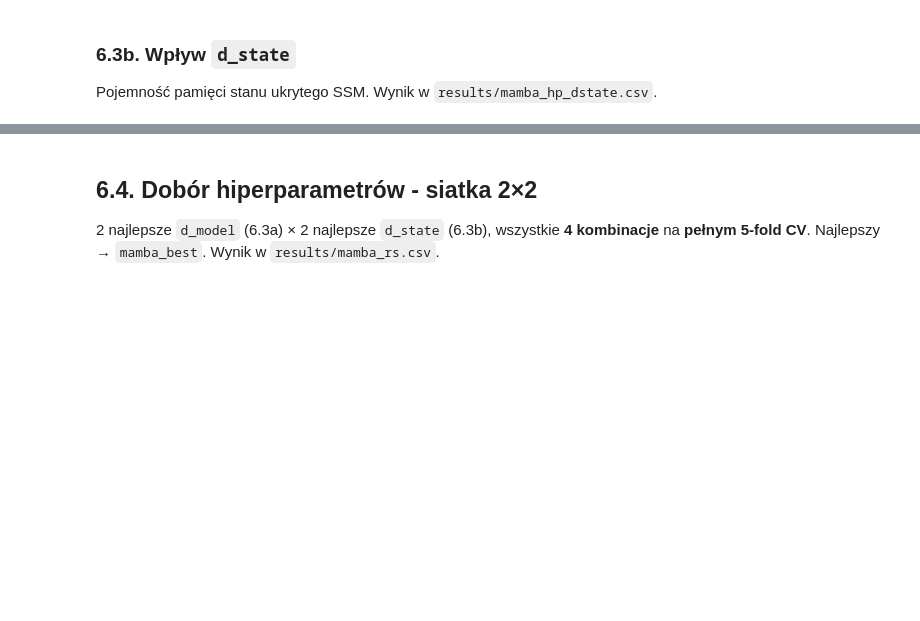
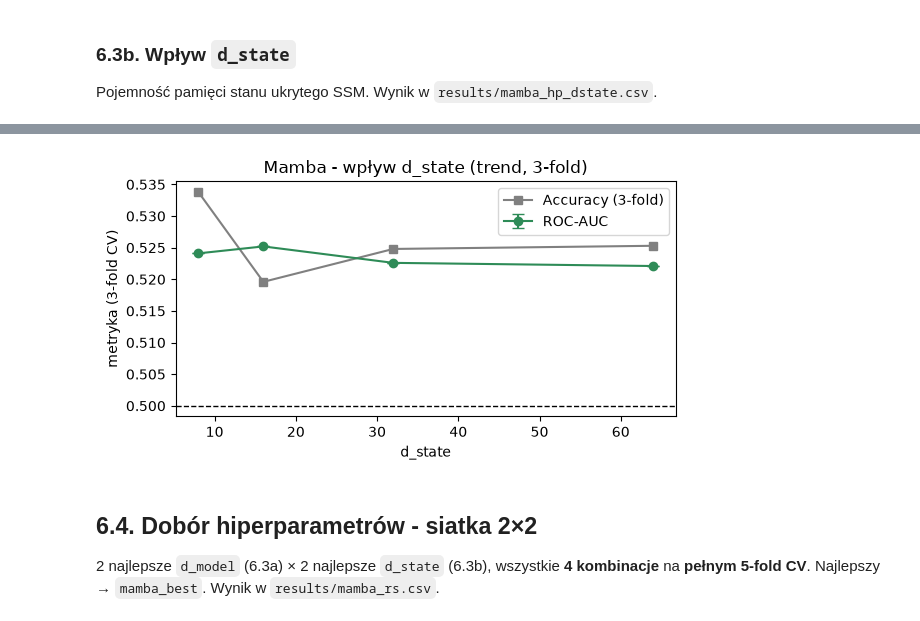
Before and after one commit to Filpus/Alzheimer-classifier, a Jupyter notebook: notebooks/Final_Report.ipynb, the cells around one changed output, grey strips where cells are left out. Saved outputs shown, nothing was run; the diff lists cells and outputs as text; code cells hidden in the pictures; blank space fills up the shorter version.

```diff
--- a/notebooks/Final_Report.ipynb
+++ b/notebooks/Final_Report.ipynb
@@ -506,11 +605,14 @@ mamba_hp_dstate_df
 # %%
 plt.figure(figsize=(6, 3.3))
-plt.errorbar(mamba_hp_dstate_df['d_state'], mamba_hp_dstate_df['ROC-AUC'], yerr=mamba_hp_dstate_df['ROC-AUC_std'],
-             marker='o', color='seagreen', capsize=4, label='ROC-AUC (3-fold)')
+_yerr = mamba_hp_dstate_df['ROC-AUC_std'] if 'ROC-AUC_std' in mamba_hp_dstate_df else None
+plt.errorbar(mamba_hp_dstate_df['d_state'], mamba_hp_dstate_df['ROC-AUC'], yerr=_yerr,
+             marker='o', color='seagreen', capsize=4, label='ROC-AUC')
 plt.plot(mamba_hp_dstate_df['d_state'], mamba_hp_dstate_df['Accuracy'], marker='s', color='gray', label='Accuracy (3-fold)')
 plt.axhline(0.5, ls='--', c='k', lw=1)
 plt.title('Mamba - wpływ d_state (trend, 3-fold)'); plt.xlabel('d_state'); plt.ylabel('metryka (3-fold CV)')
 plt.legend(); plt.tight_layout(); plt.show()
+# %% [output]
+[figure, added]
 # %% [markdown]
 ## 6.4. Dobór hiperparametrów - siatka 2×2
 
```
Also changed, not shown: parts of 44 cells of this notebook, 25 other files.
